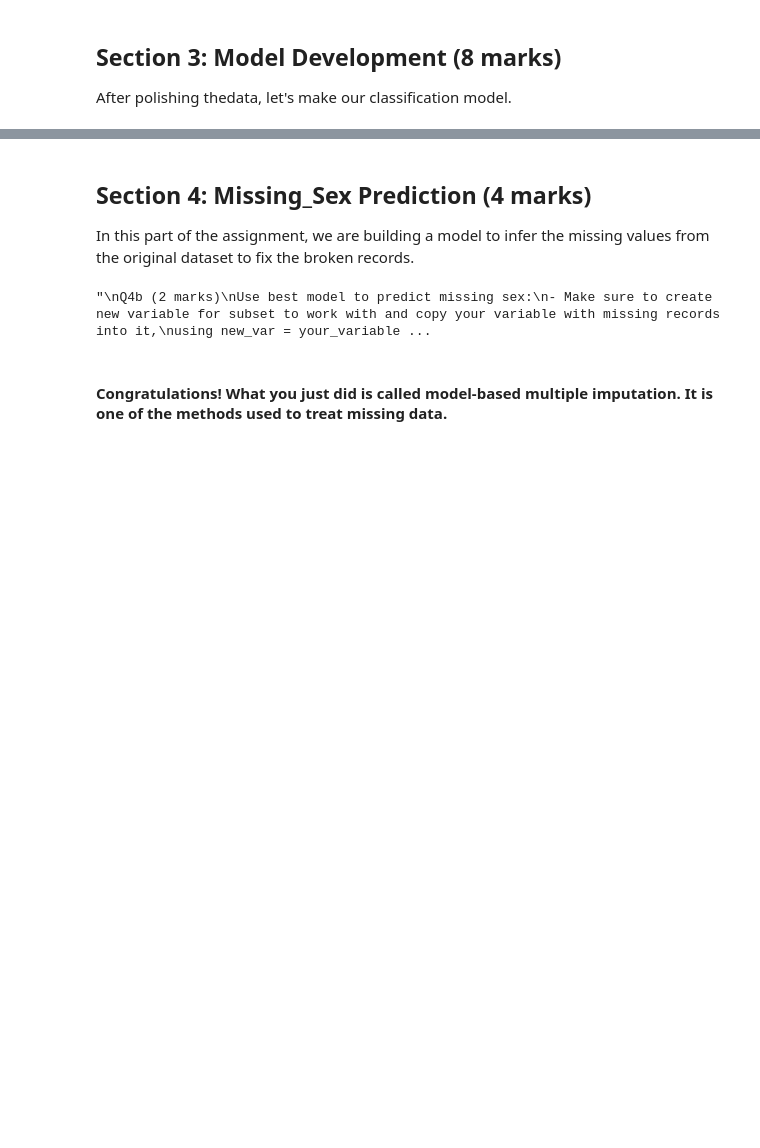
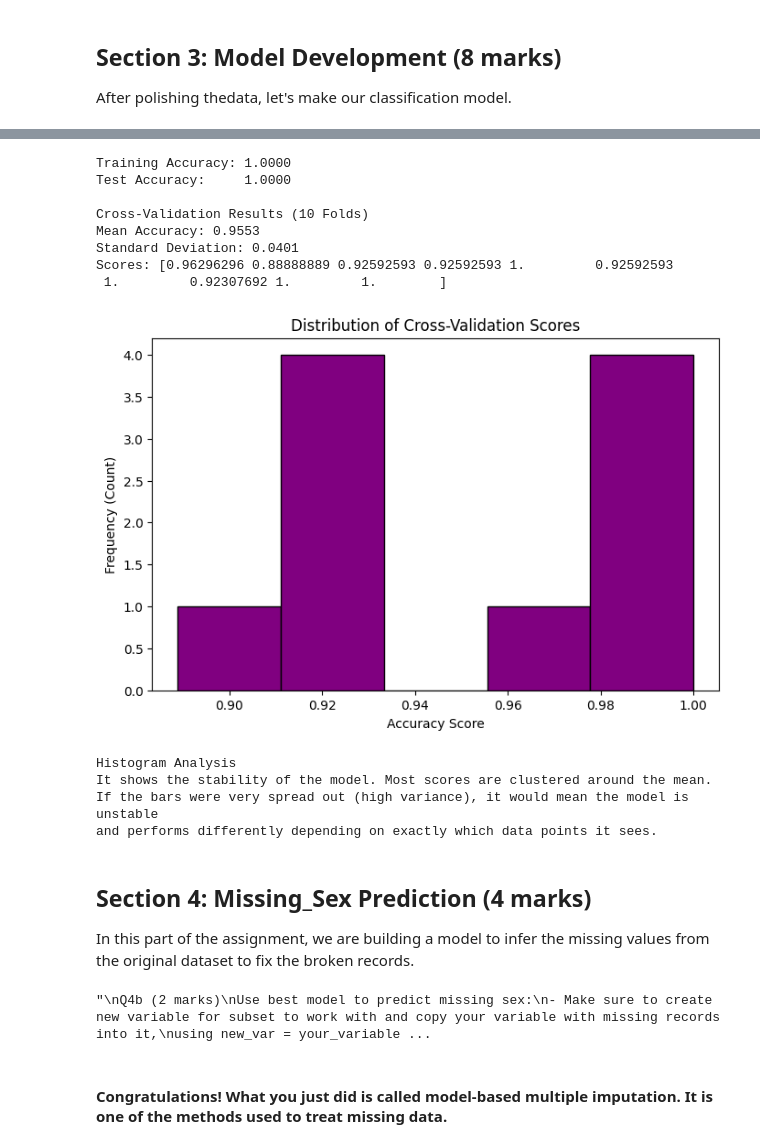
Before and after one commit to AbdullahSoboh/SYSC4415, a Jupyter notebook: W2026/Assignments/A1/SYSC4415_W26_A1.ipynb, the cells around one changed output, grey strips where cells are left out. Saved outputs shown, nothing was run; the diff lists cells and outputs as text; code cells hidden in the pictures; blank space fills up the shorter version.

```diff
--- a/W2026/Assignments/A1/SYSC4415_W26_A1.ipynb
+++ b/W2026/Assignments/A1/SYSC4415_W26_A1.ipynb
@@ -336,3 +441,69 @@ from sklearn.model_selection import cross_val_score
+# %%
+"""
+Q3b (3 marks)
+Train and evaluate a Decision Tree:
+1. Create a Decision Tree with default parameters (random_state=42)
+2. Evaluate the model:
+   - Fit on training data (numerical features only)
+   - Print training and test accuracy score for this tree
+   - Perform 10-fold cross-validation
+   - Print mean and std of cross-validation scores and build cv_scores histogram.
+   - What does the histogram show?
+"""
+
+from sklearn.model_selection import cross_val_score
+
+# YOUR ANSWER HERE
+
+# 1. Initialize the Decision Tree
+dt_model = DecisionTreeClassifier(random_state=42)
+
+# 2. Fit the model on training data
+dt_model.fit(X_train, y_train)
+
+# 3. Calculate and Print Accuracies
+train_acc = dt_model.score(X_train, y_train)
+test_acc = dt_model.score(X_test, y_test)
+
+print(f"Training Accuracy: {train_acc:.4f}")
+print(f"Test Accuracy:     {test_acc:.4f}")
+
+# 4. 10-fold Cross-Validation
+# This splits the training data into 10 parts and tests the model 10 times
+cv_scores = cross_val_score(dt_model, X_train, y_train, cv=10)
+
+print(f"\nCross-Validation Results (10 Folds)")
+print(f"Mean Accuracy: {cv_scores.mean():.4f}")
+print(f"Standard Deviation: {cv_scores.std():.4f}")
+print(f"Scores: {cv_scores}")
+
+# 5. Histogram of CV Scores
+plt.figure(figsize=(8, 5))
+plt.hist(cv_scores, bins=5, color='purple', edgecolor='black')
+plt.title("Distribution of Cross-Validation Scores")
+plt.xlabel("Accuracy Score")
+plt.ylabel("Frequency (Count)")
+plt.show()
+
+# Analysis Answer
+print("\nHistogram Analysis")
+print("It shows the stability of the model. Most scores are clustered around the mean.")
+print("If the bars were very spread out (high variance), it would mean the model is unstable")
+print("and performs differently depending on exactly which data points it sees.")
+# %% [output]
+Training Accuracy: 1.0000
+Test Accuracy:     1.0000
+
+Cross-Validation Results (10 Folds)
+Mean Accuracy: 0.9553
+Standard Deviation: 0.0401
+Scores: [0.96296296 0.88888889 0.92592593 0.92592593 1.         0.92592593
+ 1.         0.92307692 1.         1.        ]
+[figure, added]
+Histogram Analysis
+It shows the stability of the model. Most scores are clustered around the mean.
+If the bars were very spread out (high variance), it would mean the model is unstable
+and performs differently depending on exactly which data points it sees.
 # %%
 """
 Q3c (3 marks)
```
Also changed, not shown: parts of 8 cells of this notebook.
